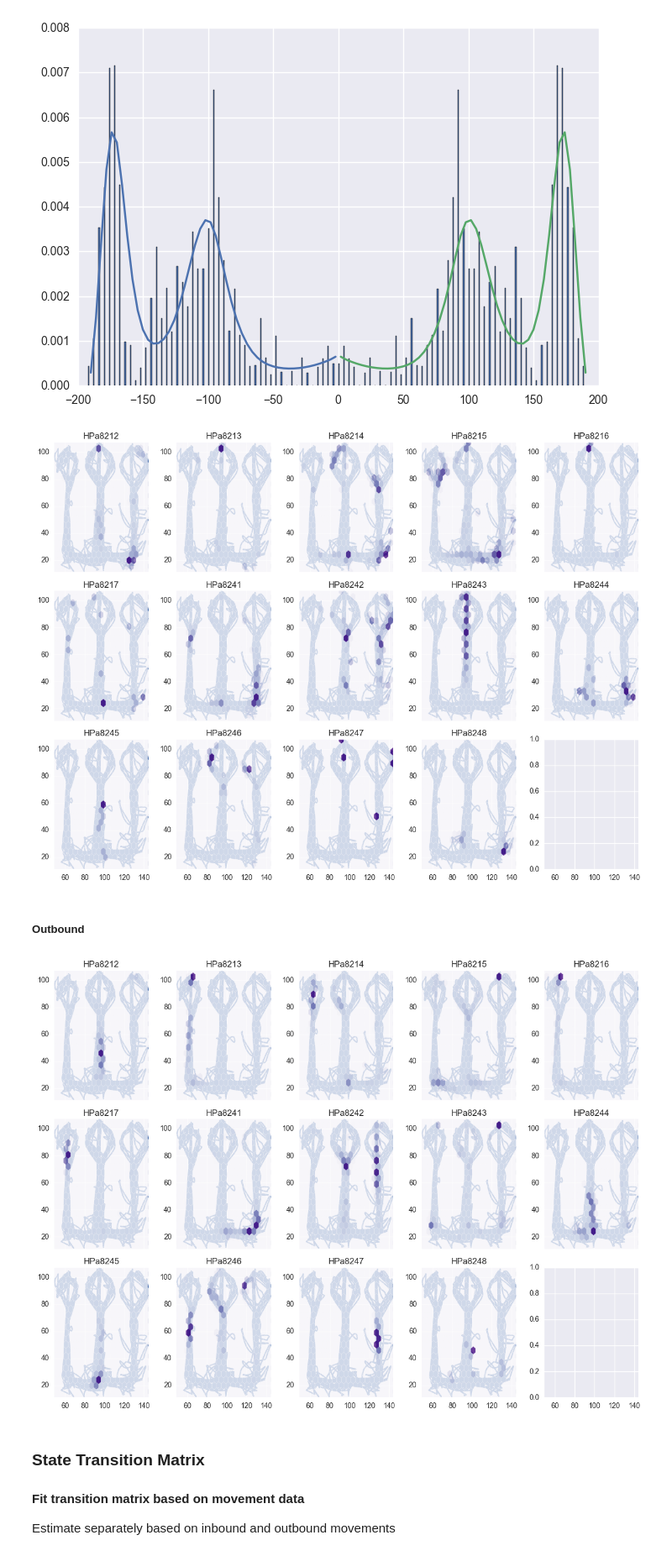
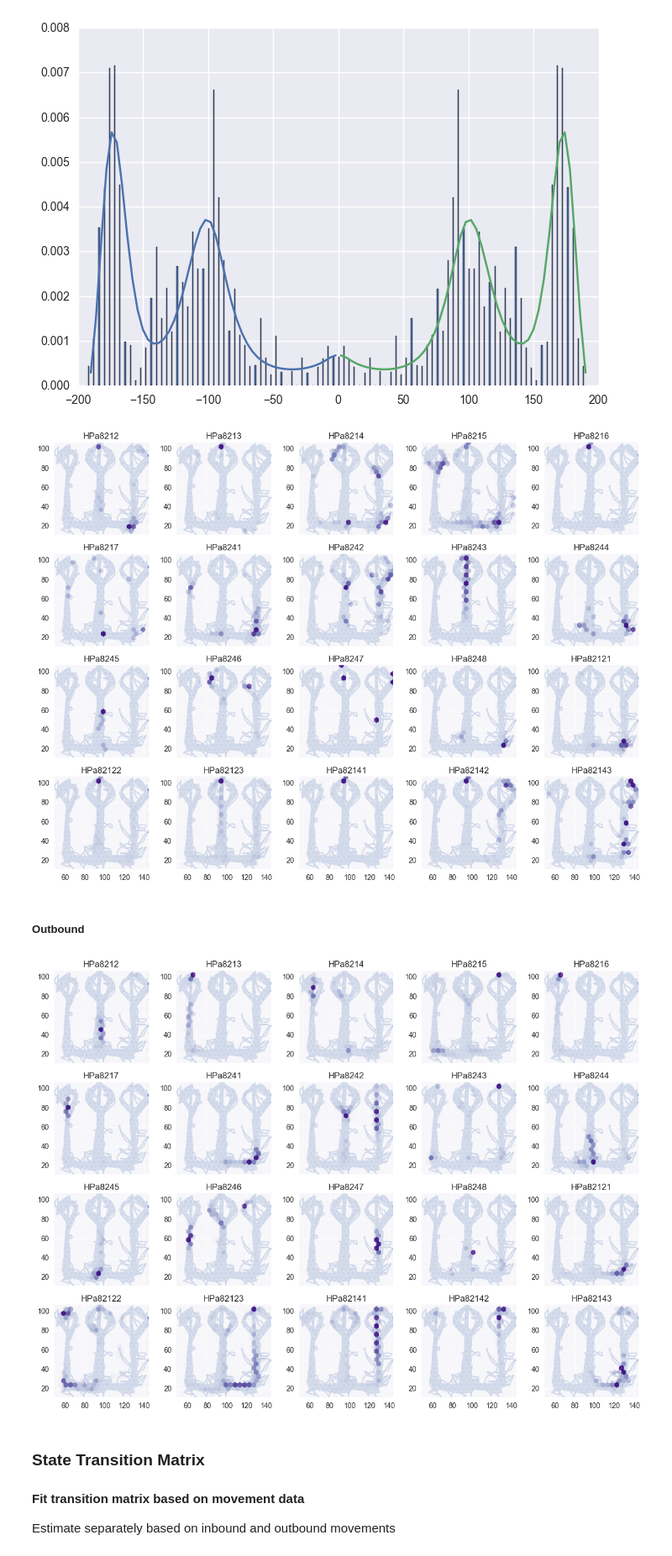
Before and after one commit to edeno/Jadhav-2016-Data-Analysis, a Jupyter notebook: notebooks/Ripple Decoding 2.ipynb, the cells around one changed output. Shown at 84% size. Cells and saved outputs as stored; diff of their text form; code cells hidden in the pictures.

```diff
--- a/notebooks/Ripple Decoding 2.ipynb
+++ b/notebooks/Ripple Decoding 2.ipynb
@@ -218,34 +220,34 @@ for neuron_ind, ax in enumerate(axes.flatten()[:num_neurons]):
     ax.plot(train_trial_info.x_position, train_trial_info.y_position, zorder=1)
     ax.hexbin(df.x_position, df.y_position, zorder=2, alpha=0.75,
               gridsize=20, extent=extent, cmap='Purples')
-    ax.set_title(cur_neuron_info.neuron_id[neuron_ind])
+    ax.set_title(neuron_info.neuron_id[neuron_ind])
 
 plt.tight_layout()
 # %% [output]
-[figure, old version]
+[figure, new version]
 # %% [markdown]
 ##### Outbound
 # %%
 num_neurons = len(fit)
 col_wrap = 5
 num_plot_rows = int(np.ceil(num_neurons / col_wrap))
 fig, axes = plt.subplots(nrows=num_plot_rows, ncols=col_wrap, figsize=(12, 9), sharex=True)
 extent = (np.fix(train_trial_info.x_position.min()),
           np.fix(train_trial_info.x_position.max()),
           np.fix(train_trial_info.y_position.min()),
           np.fix(train_trial_info.y_position.max()))
 
 for neuron_ind, ax in enumerate(axes.flatten()[:num_neurons]):
     df = (pd.concat([train_trial_info, train_spikes_data[neuron_ind]], axis=1)
             .query('(is_spike > 0) & (trajectory_direction == "Outbound")'))
     ax.plot(train_trial_info.x_position, train_trial_info.y_position, zorder=1)
     ax.hexbin(df.x_position, df.y_position, zorder=2, alpha=0.75,
               gridsize=20, extent=extent, cmap='Purples')
-    ax.set_title(cur_neuron_info.neuron_id[neuron_ind])
+    ax.set_title(neuron_info.neuron_id[neuron_ind])
 
 plt.tight_layout()
 # %% [output]
-[figure, old version]
+[figure, new version]
 # %% [markdown]
 ### State Transition Matrix
 
```
Also changed, not shown: parts of 9 cells of this notebook, 1 other file.
